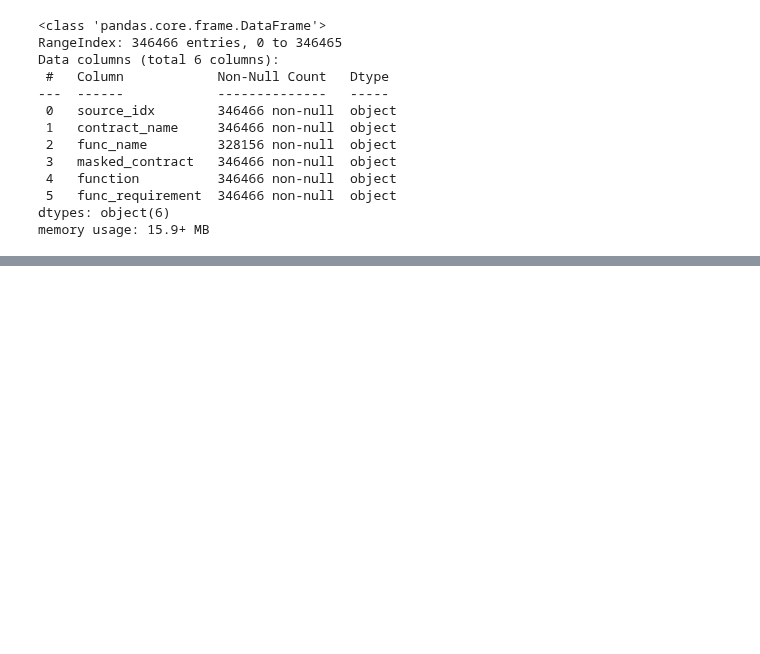
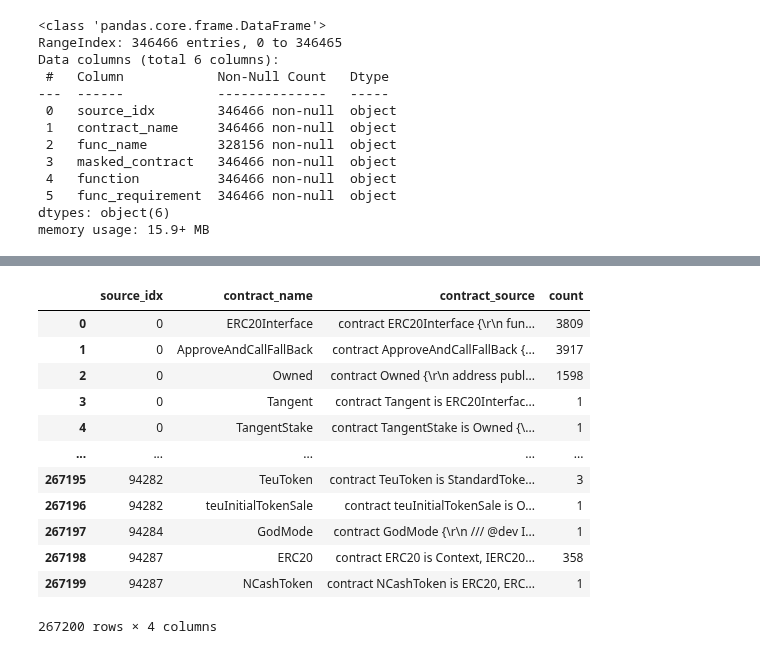
Before and after one commit to echodrift/code-generation, a Jupyter notebook: experiment/playground.ipynb, the cells around one changed output, grey strips where cells are left out. Cells and saved outputs as stored; diff of their text form; code cells hidden in the pictures; blank space fills up the shorter version.

```diff
--- a/experiment/playground.ipynb
+++ b/experiment/playground.ipynb
@@ -852,0 +839,4 @@ mask_func.to_parquet("/home/hieuvd/lvdthieu/CodeGen/data/data/mask_entire_functi
+# %%
+import pandas as pd
+contracts = pd.read_parquet("/home/hieuvd/lvdthieu/CodeGen/data/contracts.parquet", engine="fastparquet")
+contracts.info()
@@ -852,0 +856,20 @@ mask_func.to_parquet("/home/hieuvd/lvdthieu/CodeGen/data/data/mask_entire_functi
+# %%
+count = dict(contracts["contract_source"].value_counts())
+# %%
+contracts["count"] = contracts["contract_source"].apply(lambda source: count[source])
+# %%
+contracts
+# %% [output]
+|  | source_idx | contract_name | contract_source | count |
+| 0 | 0 | ERC20Interface | contract ERC20Interface {\r\n fun... | 3809 |
+| 1 | 0 | ApproveAndCallFallBack | contract ApproveAndCallFallBack {... | 3917 |
+| 2 | 0 | Owned | contract Owned {\r\n address publ... | 1598 |
+| 3 | 0 | Tangent | contract Tangent is ERC20Interfac... | 1 |
+| 4 | 0 | TangentStake | contract TangentStake is Owned {\... | 1 |
+| ... | ... | ... | ... | ... |
+| 267195 | 94282 | TeuToken | contract TeuToken is StandardToke... | 3 |
+| 267196 | 94282 | teuInitialTokenSale | contract teuInitialTokenSale is O... | 1 |
+| 267197 | 94284 | GodMode | contract GodMode {\r\n /// @dev I... | 1 |
+| 267198 | 94287 | ERC20 | contract ERC20 is Context, IERC20... | 358 |
+| 267199 | 94287 | NCashToken | contract NCashToken is ERC20, ERC... | 1 |
+267200 rows × 4 columns
```
Also changed, not shown: parts of 39 cells of this notebook, 11 other files.
